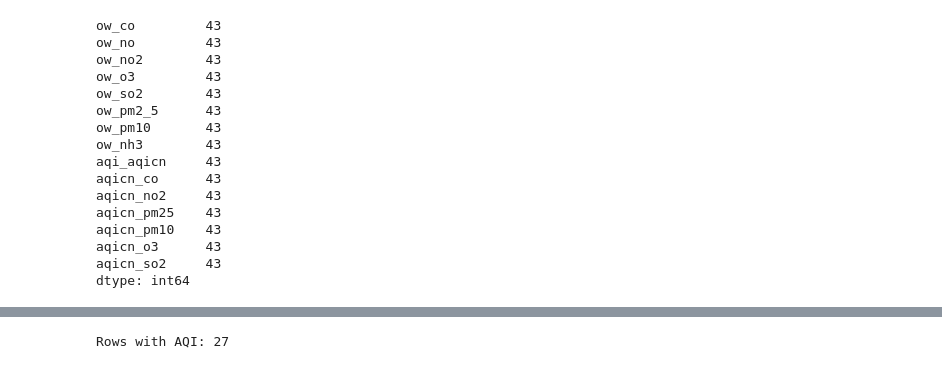
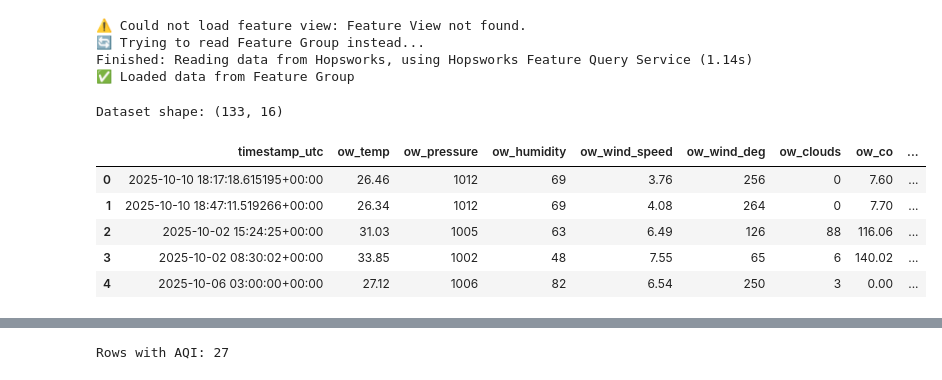
Before and after one commit to mariaabid003/aqi-forecast, a Jupyter notebook: eda.ipynb, the cells around one changed output, grey strips where cells are left out. Drawn from its saved outputs; the diff is of its cells as text; code cells hidden in the pictures.

```diff
--- a/eda.ipynb
+++ b/eda.ipynb
@@ -1,8 +1,12 @@
 # %%
+# --- 🔧 Setup and Imports ---
+import hopsworks
 import pandas as pd
+import seaborn as sns
+import matplotlib.pyplot as plt
 
-# Load dataset
-df = pd.read_csv("data/features/training_dataset.csv")
-print("Dataset shape:", df.shape)
-df.head()
+# --- 🔑 Connect to Hopsworks ---
+project = hopsworks.login(api_key_value="n5hGwARKFatp9aKl.BxHt0Ymf1IZFSW87cmtIJbUqnvjyVO0a713g2RwvPvUfh04frFh7CYyWfwhAtqmV")  # Replace with your actual key or use .env
+fs = project.get_feature_store()
+print("✅ Connected to Hopsworks project:", project.name)
 # %% [output]
@@ -17,26 +21,33 @@ Dataset shape: (70, 26)
 # %%
-# Check which columns have missing data
-missing = df.isna().sum()
-missing[missing > 0]
+# Try to load from Feature View first
+try:
+    feature_view = fs.get_feature_view(name="aqi_feature_view", version=1)
+    if feature_view is not None:
+        df = feature_view.get_batch_data()
+        print("✅ Loaded data from Feature View")
+    else:
+        raise ValueError("Feature View not found.")
+except Exception as e:
+    print(f"⚠️ Could not load feature view: {e}")
+    print("🔄 Trying to read Feature Group instead...")
+    feature_group = fs.get_feature_group(name="aqi_features", version=1)
+    df = feature_group.read()
+    print("✅ Loaded data from Feature Group")
 # %% [output]
-ow_co         43
-ow_no         43
-ow_no2        43
-ow_o3         43
-ow_so2        43
-ow_pm2_5      43
-ow_pm10       43
-ow_nh3        43
-aqi_aqicn     43
-aqicn_co      43
-aqicn_no2     43
-aqicn_pm25    43
-aqicn_pm10    43
-aqicn_o3      43
-aqicn_so2     43
-dtype: int64
+⚠️ Could not load feature view: Feature View not found.
+🔄 Trying to read Feature Group instead...
+Finished: Reading data from Hopsworks, using Hopsworks Feature Query Service (1.14s)
+✅ Loaded data from Feature Group
 # %%
-# Forward-fill missing values
-df_ffill = df.fillna(method='ffill')
+print("Dataset shape:", df.shape)
+display(df.head())
+# %% [output]
+Dataset shape: (133, 16)
+|  | timestamp_utc | ow_temp | ow_pressure | ow_humidity | ow_wind_speed | ow_wind_deg | ow_clouds | ow_co | ... |
+| 0 | 2025-10-10 18:17:18.615195+00:00 | 26.46 | 1012 | 69 | 3.76 | 256 | 0 | 7.60 | ... |
+| 1 | 2025-10-10 18:47:11.519266+00:00 | 26.34 | 1012 | 69 | 4.08 | 264 | 0 | 7.70 | ... |
+| 2 | 2025-10-02 15:24:25+00:00 | 31.03 | 1005 | 63 | 6.49 | 126 | 88 | 116.06 | ... |
+| 3 | 2025-10-02 08:30:02+00:00 | 33.85 | 1002 | 48 | 7.55 | 65 | 6 | 140.02 | ... |
+| 4 | 2025-10-06 03:00:00+00:00 | 27.12 | 1006 | 82 | 6.54 | 250 | 3 | 0.00 | ... |
 # %%
 
```
Also changed, not shown: parts of 5 cells of this notebook, 12 other files.
